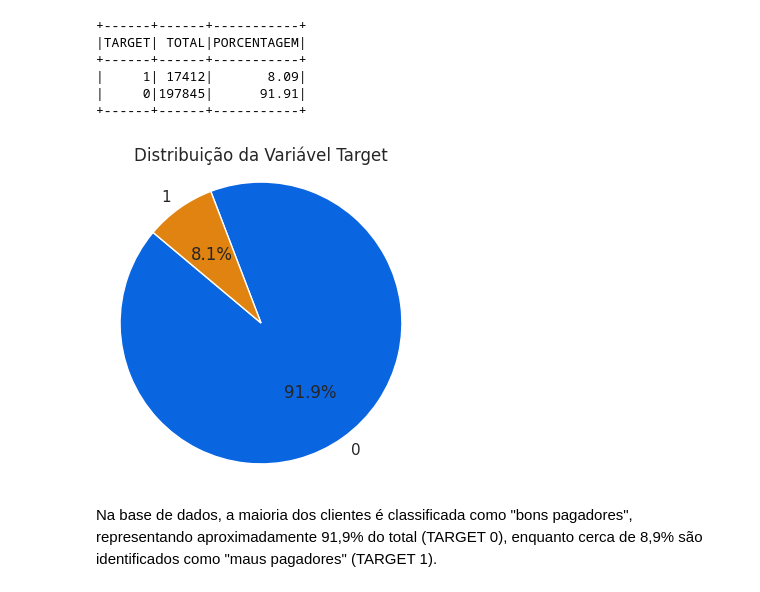
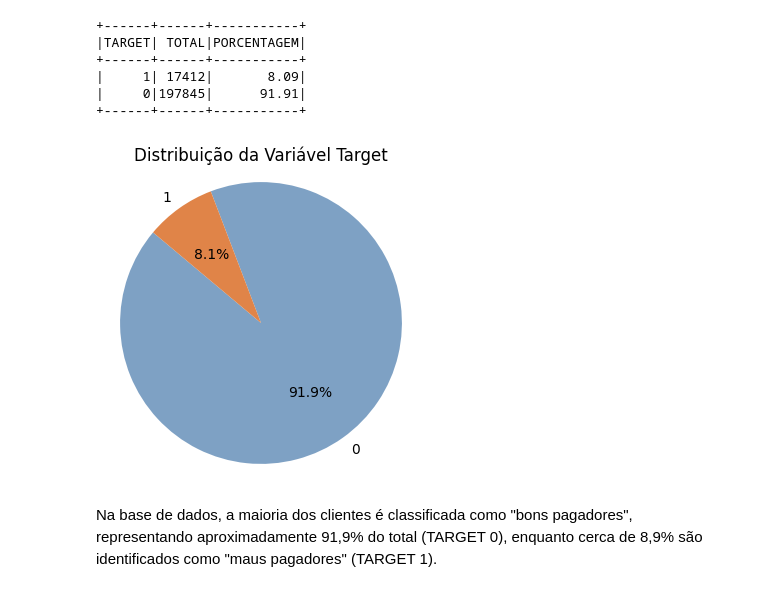
Before and after one commit to Suelymessias/Modelagem_Credito_PodBank, a Jupyter notebook: Analise_Credito_EDA.ipynb, the cells around one changed output. Cells and saved outputs as stored; diff of their text form; code cells hidden in the pictures.

```diff
--- a/Analise_Credito_EDA.ipynb
+++ b/Analise_Credito_EDA.ipynb
@@ -536,22 +536,22 @@ group by
 # %%
 # Contar os valores únicos da variável target
 contagem_target = df_application_train_01['TARGET'].value_counts()
 
 # Preparar os dados para o gráfico de pizza
 labels = contagem_target.index
 sizes = contagem_target.values
 
 # Cores personalizadas
-cores = '#0A65E1','#E08310'
-
+cores = '#7EA1C4','#E08448'
+#0B86E3 #1B365C
 # Criar o gráfico de pizza
 plt.figure(figsize=(4, 4))
 plt.pie(sizes, labels=labels, autopct='%1.1f%%', startangle=140, colors=cores)
 plt.title('Distribuição da Variável Target')
 plt.axis('equal')  # Garante que o gráfico seja um círculo
 plt.show()
 # %% [output]
-[figure, old version]
+[figure, new version]
 # %% [markdown]
 Na base de dados, a maioria dos clientes é classificada como "bons pagadores", representando aproximadamente 91,9% do total (TARGET 0), enquanto cerca de 8,9% são identificados como "maus pagadores" (TARGET 1).
 # %% [markdown]
```
Also changed, not shown: parts of 13 cells of this notebook.
